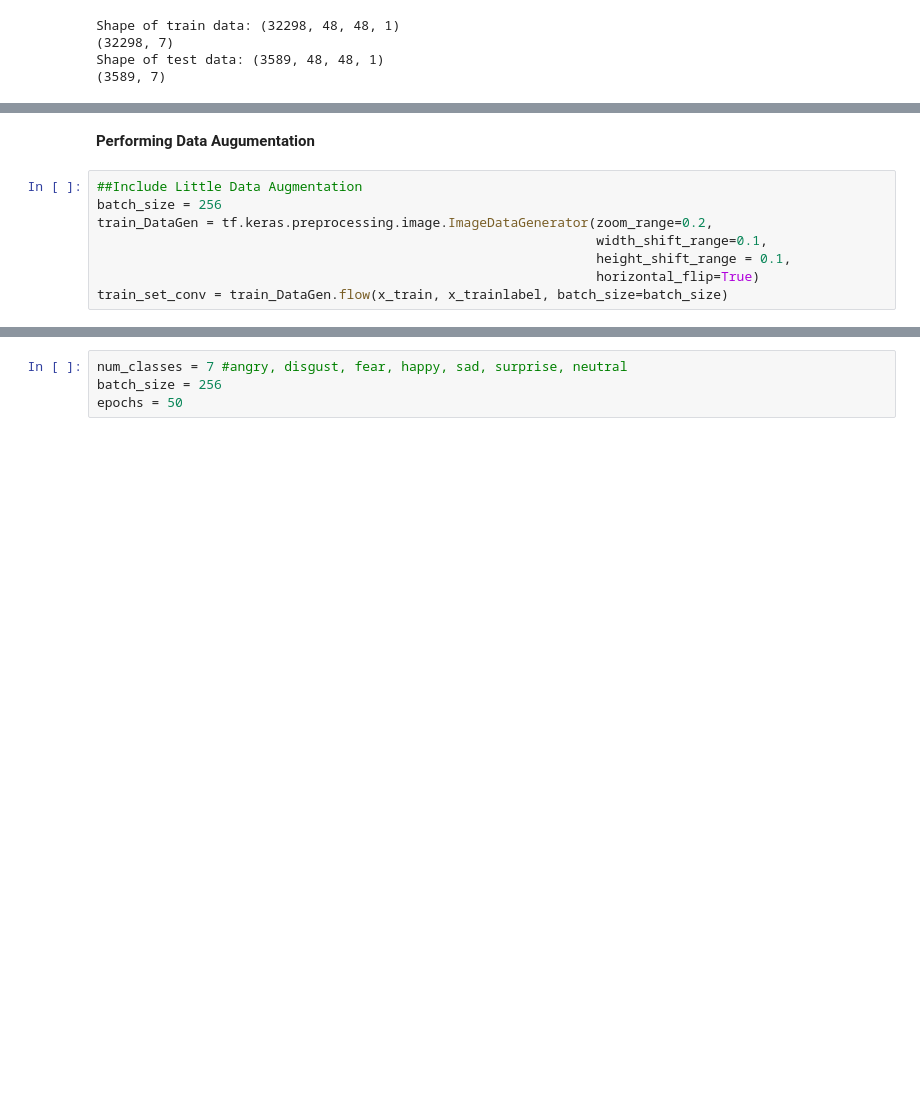
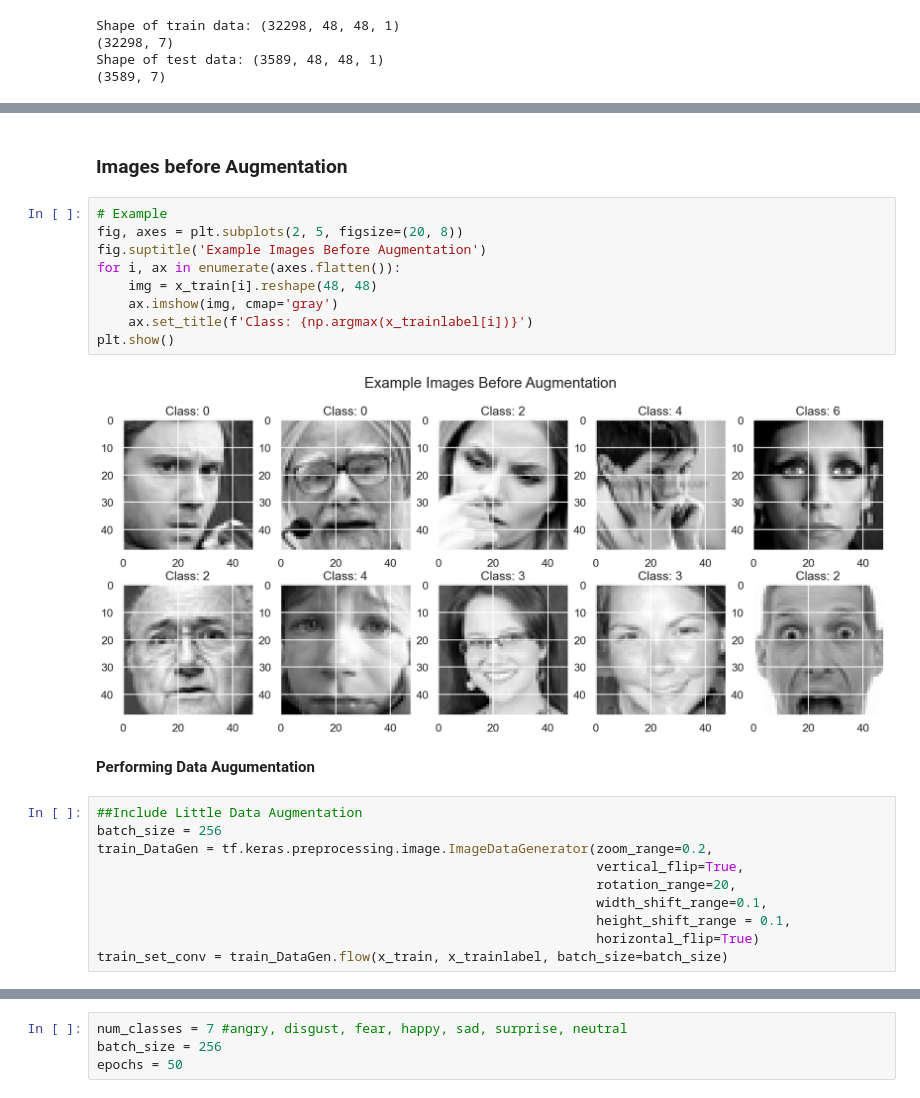
Before and after one commit to ehtisham-sadiq/Crowd-Emotion-Recognition, a Jupyter notebook: backend/Crowd-Emotion-Recognition.ipynb, the cells around one changed output, grey strips where cells are left out. Saved outputs shown, nothing was run; the diff lists cells and outputs as text; blank space fills up the shorter version.

```diff
--- a/backend/Crowd-Emotion-Recognition.ipynb
+++ b/backend/Crowd-Emotion-Recognition.ipynb
@@ -94,9 +124,24 @@ Shape of test data: (3589, 48, 48, 1)
+# %% [markdown]
+### Images before Augmentation
+# %%
+# Example
+fig, axes = plt.subplots(2, 5, figsize=(20, 8))
+fig.suptitle('Example Images Before Augmentation')
+for i, ax in enumerate(axes.flatten()):
+    img = x_train[i].reshape(48, 48)
+    ax.imshow(img, cmap='gray')
+    ax.set_title(f'Class: {np.argmax(x_trainlabel[i])}')
+plt.show()
+# %% [output]
+[figure, added]
 # %% [markdown]
 **Performing Data Augumentation**
 # %%
 ##Include Little Data Augmentation
 batch_size = 256
 train_DataGen = tf.keras.preprocessing.image.ImageDataGenerator(zoom_range=0.2,
+                                                                vertical_flip=True,
+                                                                rotation_range=20,
                                                                 width_shift_range=0.1,
                                                                 height_shift_range = 0.1,
                                                                 horizontal_flip=True)
```
Also changed, not shown: parts of 49 cells of this notebook.
